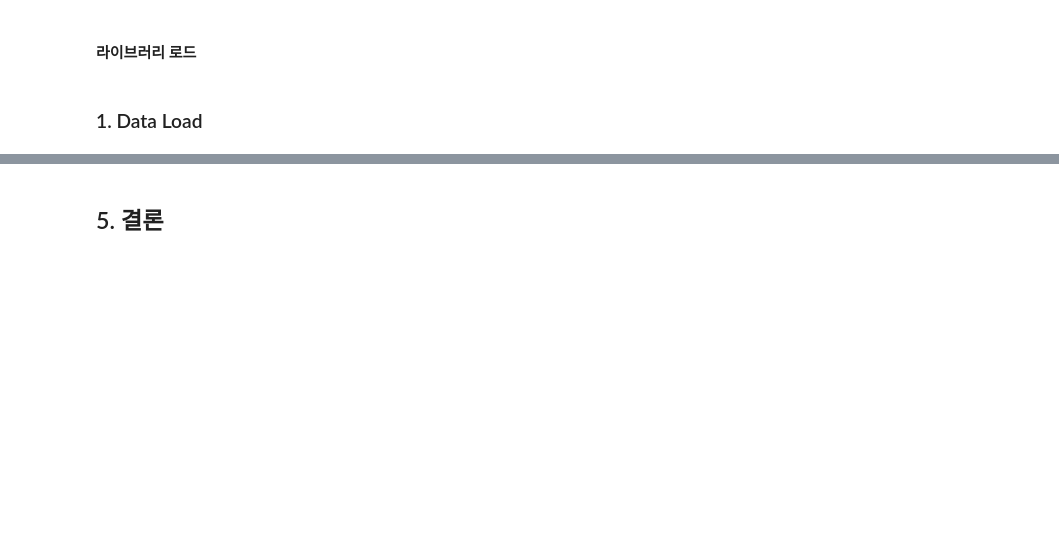
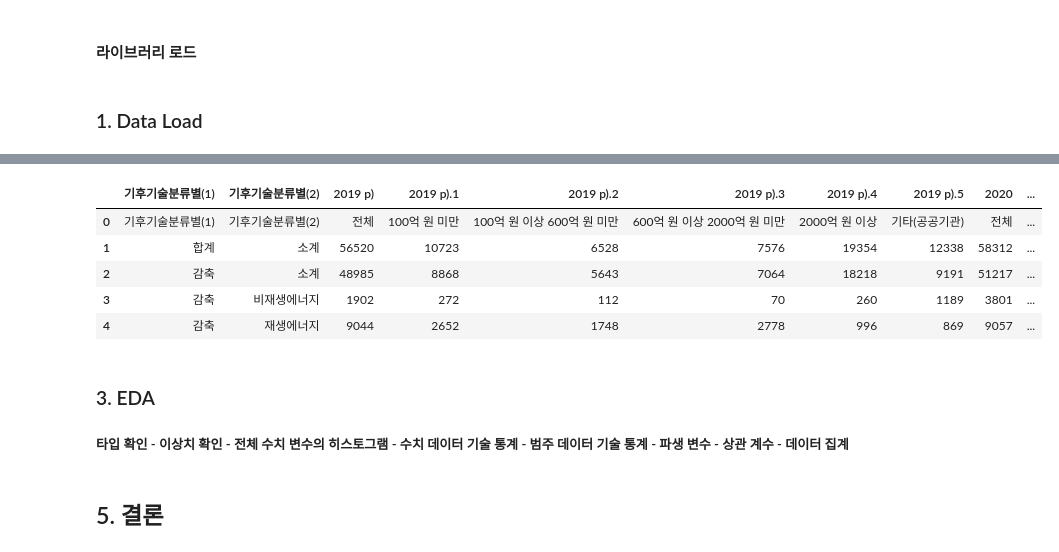
Before and after one commit to nuyhc/Mini_Project, a Jupyter notebook: 4. V_CTI_CN/v_cti_cn.ipynb, the cells around one changed output, grey strips where cells are left out. Saved outputs shown, nothing was run; the diff lists cells and outputs as text; code cells hidden in the pictures; blank space fills up the shorter version.

```diff
--- a/4. V_CTI_CN/v_cti_cn.ipynb
+++ b/4. V_CTI_CN/v_cti_cn.ipynb
@@ -167,2 +224,14 @@ from IPython.display import set_matplotlib_formats
+# %%
+df_Nrsc.head()
+# %% [output]
+|  | 기후기술분류별(1) | 기후기술분류별(2) | 2019 p) | 2019 p).1 | 2019 p).2 | 2019 p).3 | 2019 p).4 | 2019 p).5 | 2020 | ... |
+| 0 | 기후기술분류별(1) | 기후기술분류별(2) | 전체 | 100억 원 미만 | 100억 원 이상 600억 원 미만 | 600억 원 이상 2000억 원 미만 | 2000억 원 이상 | 기타(공공기관) | 전체 | ... |
+| 1 | 합계 | 소계 | 56520 | 10723 | 6528 | 7576 | 19354 | 12338 | 58312 | ... |
+| 2 | 감축 | 소계 | 48985 | 8868 | 5643 | 7064 | 18218 | 9191 | 51217 | ... |
+| 3 | 감축 | 비재생에너지 | 1902 | 272 | 112 | 70 | 260 | 1189 | 3801 | ... |
+| 4 | 감축 | 재생에너지 | 9044 | 2652 | 1748 | 2778 | 996 | 869 | 9057 | ... |
+# %% [markdown]
+### 3. EDA
+##### 타입 확인 - 이상치 확인 - 전체 수치 변수의 히스토그램 - 수치 데이터 기술 통계 - 범주 데이터 기술 통계 - 파생 변수 - 상관 계수 - 데이터 집계
 # %% [markdown]
 ## 5. 결론
```
Also changed, not shown: parts of 23 cells of this notebook.
